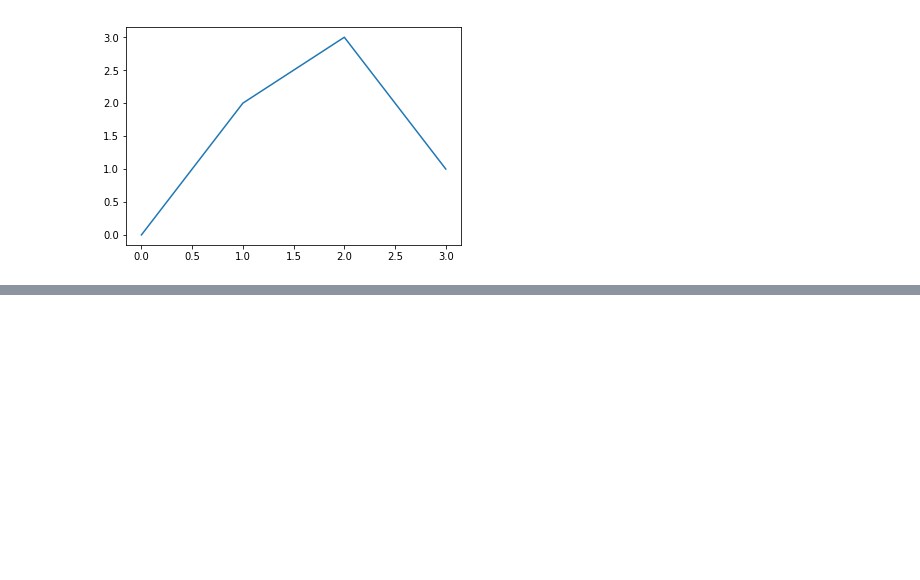
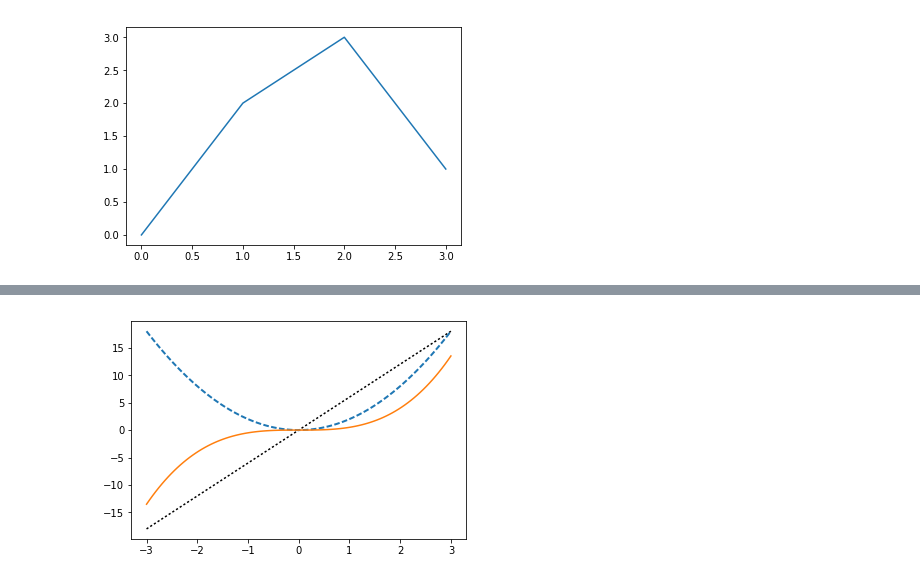
Before and after one commit to wklchris/Note-by-Jupyter, a Jupyter notebook: Python/Matplotlib.ipynb, the cells around one changed output, grey strips where cells are left out. Cells and saved outputs as stored; diff of their text form; code cells hidden in the pictures; blank space fills up the shorter version.

```diff
--- a/Python/Matplotlib.ipynb
+++ b/Python/Matplotlib.ipynb
@@ -40,0 +52,11 @@ plt.show()
+# %%
+x = np.linspace(-3, 3, 100)
+y1 = 6*x
+y2 = 2*x**2
+
+plt.plot(x, y1, color='black', linestyle=':')  # 你也可以偷懒写成：plt.plot(x, y1, 'b:')
+plt.plot(x, y2, linewidth=2, linestyle='--')
+plt.plot(x, [xi**3/2 for xi in x])
+plt.show()
+# %% [output]
+[figure, added]
```
Also changed, not shown: parts of 29 cells of this notebook, 1 other file.
